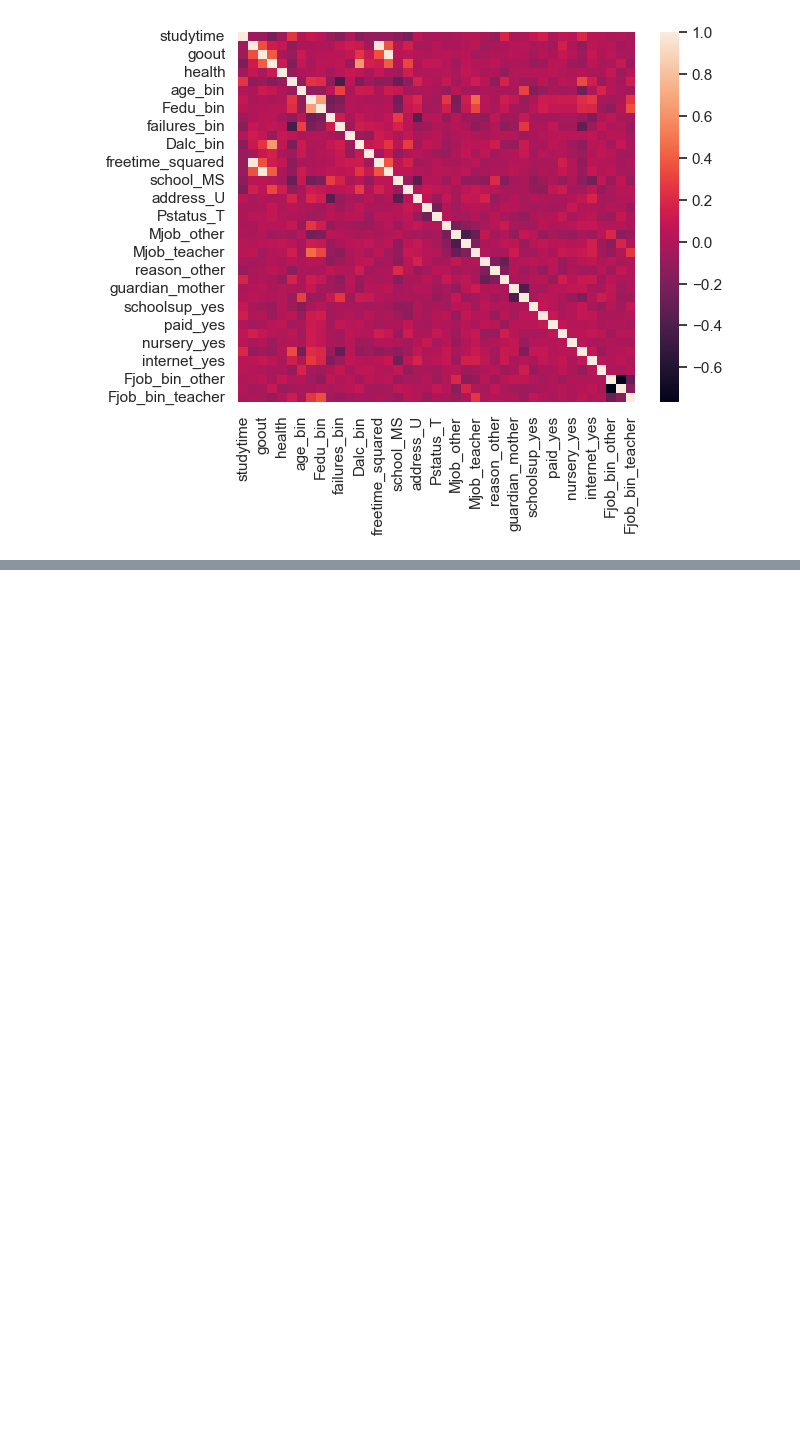
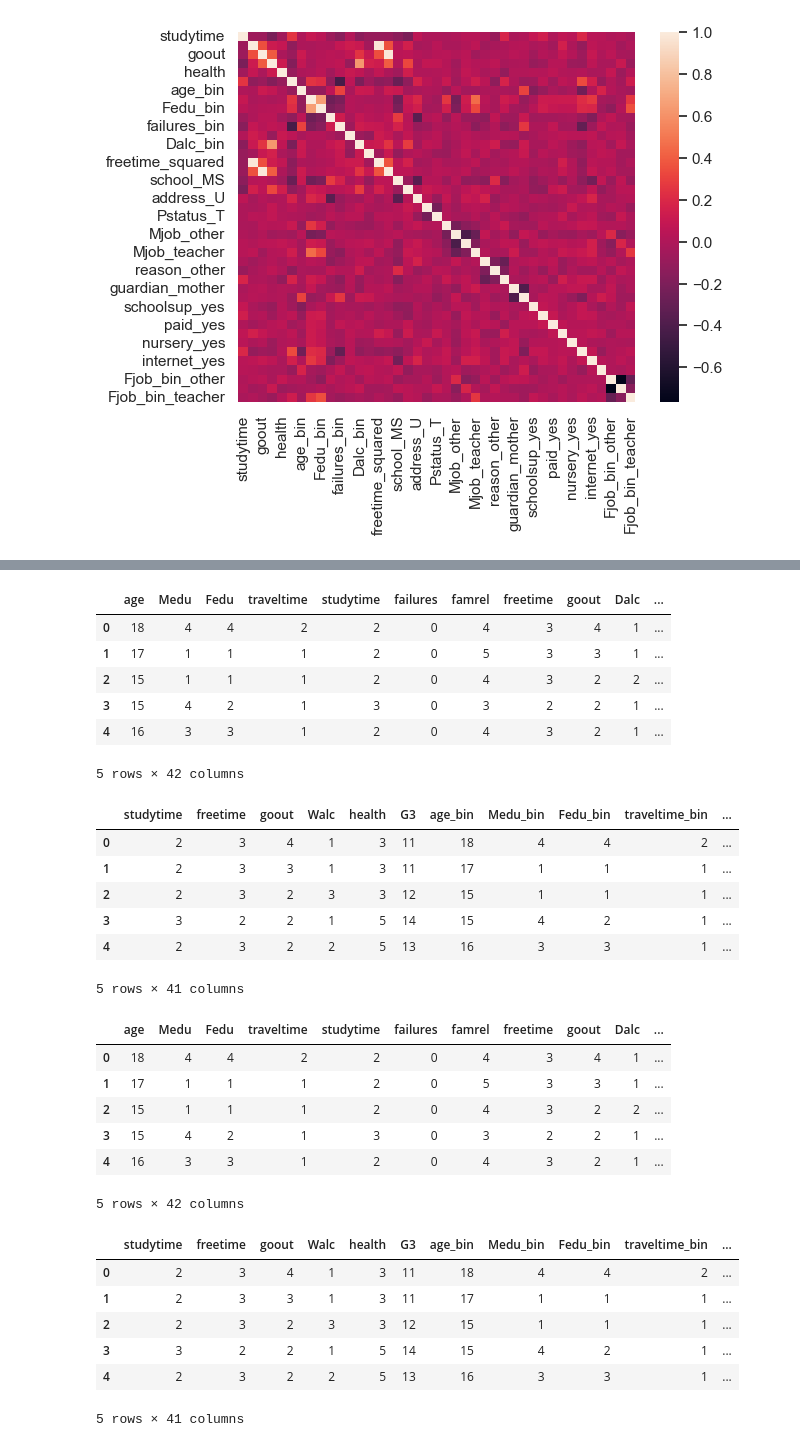
Before and after one commit to bwoakley/ML_projects, a Jupyter notebook: Project_Student_Performance/Proj_Student3.ipynb, the cells around one changed output, grey strips where cells are left out. Drawn from its saved outputs; the diff is of its cells as text; code cells hidden in the pictures; blank space fills up the shorter version.

Commit message:
Looping over models and dataframes

```diff
--- a/Project_Student_Performance/Proj_Student3.ipynb
+++ b/Project_Student_Performance/Proj_Student3.ipynb
@@ -635,0 +622,13 @@ display(df_drop_outliers.shape)
+# %%
+#Dropping outliers:
+#Remove the 15 students who did not take the G3 exam. This includes 15 students, or 2.3% of the total population.
+
+df_out_bin = df_bin.loc[ df_bin['G3'] != 0 ]
+
+display(df_out_bin.shape)
+
+# -----------------------------------
+
+df_out_unbin = df_unbin.loc[ df_unbin['G3'] != 0 ]
+
+display(df_out_unbin.shape)
@@ -635,0 +748,43 @@ display(df_drop_outliers.shape)
+# %%
+#df_subset_1.head(10)
+
+for dataset in range(1,5):
+    if dataset == 1:
+        df = df_unbin
+    elif dataset == 2:
+        df = df_bin
+    elif dataset == 3:
+        df = df_out_unbin
+    else:
+        df = df_out_bin
+
+    display( df.head() )
+# %% [output]
+|  | age | Medu | Fedu | traveltime | studytime | failures | famrel | freetime | goout | Dalc | ... |
+| 0 | 18 | 4 | 4 | 2 | 2 | 0 | 4 | 3 | 4 | 1 | ... |
+| 1 | 17 | 1 | 1 | 1 | 2 | 0 | 5 | 3 | 3 | 1 | ... |
+| 2 | 15 | 1 | 1 | 1 | 2 | 0 | 4 | 3 | 2 | 2 | ... |
+| 3 | 15 | 4 | 2 | 1 | 3 | 0 | 3 | 2 | 2 | 1 | ... |
+| 4 | 16 | 3 | 3 | 1 | 2 | 0 | 4 | 3 | 2 | 1 | ... |
+5 rows × 42 columns
+|  | studytime | freetime | goout | Walc | health | G3 | age_bin | Medu_bin | Fedu_bin | traveltime_bin | ... |
+| 0 | 2 | 3 | 4 | 1 | 3 | 11 | 18 | 4 | 4 | 2 | ... |
+| 1 | 2 | 3 | 3 | 1 | 3 | 11 | 17 | 1 | 1 | 1 | ... |
+| 2 | 2 | 3 | 2 | 3 | 3 | 12 | 15 | 1 | 1 | 1 | ... |
+| 3 | 3 | 2 | 2 | 1 | 5 | 14 | 15 | 4 | 2 | 1 | ... |
+| 4 | 2 | 3 | 2 | 2 | 5 | 13 | 16 | 3 | 3 | 1 | ... |
+5 rows × 41 columns
+|  | age | Medu | Fedu | traveltime | studytime | failures | famrel | freetime | goout | Dalc | ... |
+| 0 | 18 | 4 | 4 | 2 | 2 | 0 | 4 | 3 | 4 | 1 | ... |
+| 1 | 17 | 1 | 1 | 1 | 2 | 0 | 5 | 3 | 3 | 1 | ... |
+| 2 | 15 | 1 | 1 | 1 | 2 | 0 | 4 | 3 | 2 | 2 | ... |
+| 3 | 15 | 4 | 2 | 1 | 3 | 0 | 3 | 2 | 2 | 1 | ... |
+| 4 | 16 | 3 | 3 | 1 | 2 | 0 | 4 | 3 | 2 | 1 | ... |
+5 rows × 42 columns
+|  | studytime | freetime | goout | Walc | health | G3 | age_bin | Medu_bin | Fedu_bin | traveltime_bin | ... |
+| 0 | 2 | 3 | 4 | 1 | 3 | 11 | 18 | 4 | 4 | 2 | ... |
+| 1 | 2 | 3 | 3 | 1 | 3 | 11 | 17 | 1 | 1 | 1 | ... |
+| 2 | 2 | 3 | 2 | 3 | 3 | 12 | 15 | 1 | 1 | 1 | ... |
+| 3 | 3 | 2 | 2 | 1 | 5 | 14 | 15 | 4 | 2 | 1 | ... |
+| 4 | 2 | 3 | 2 | 2 | 5 | 13 | 16 | 3 | 3 | 1 | ... |
+5 rows × 41 columns
```
Also changed, not shown: parts of 9 cells of this notebook, 1 other file.
